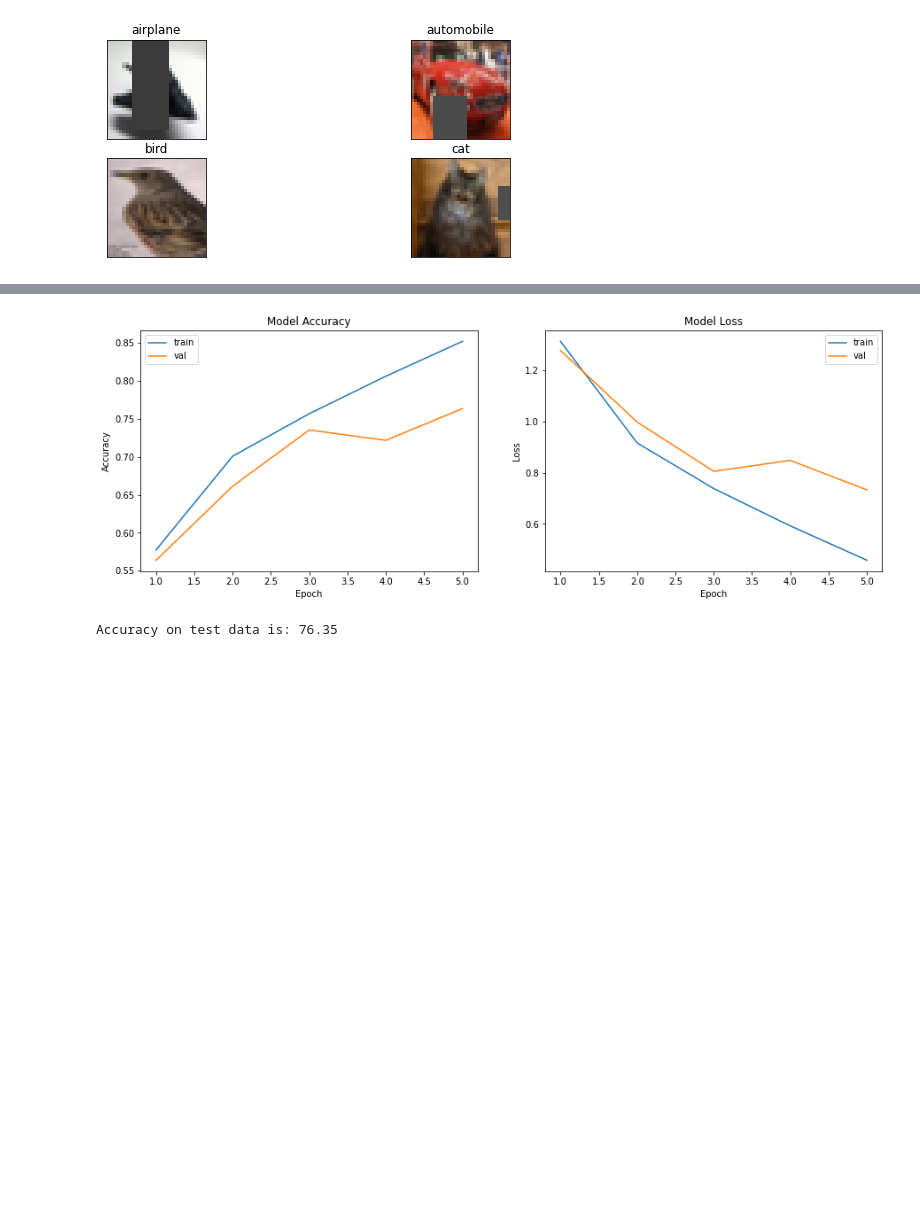
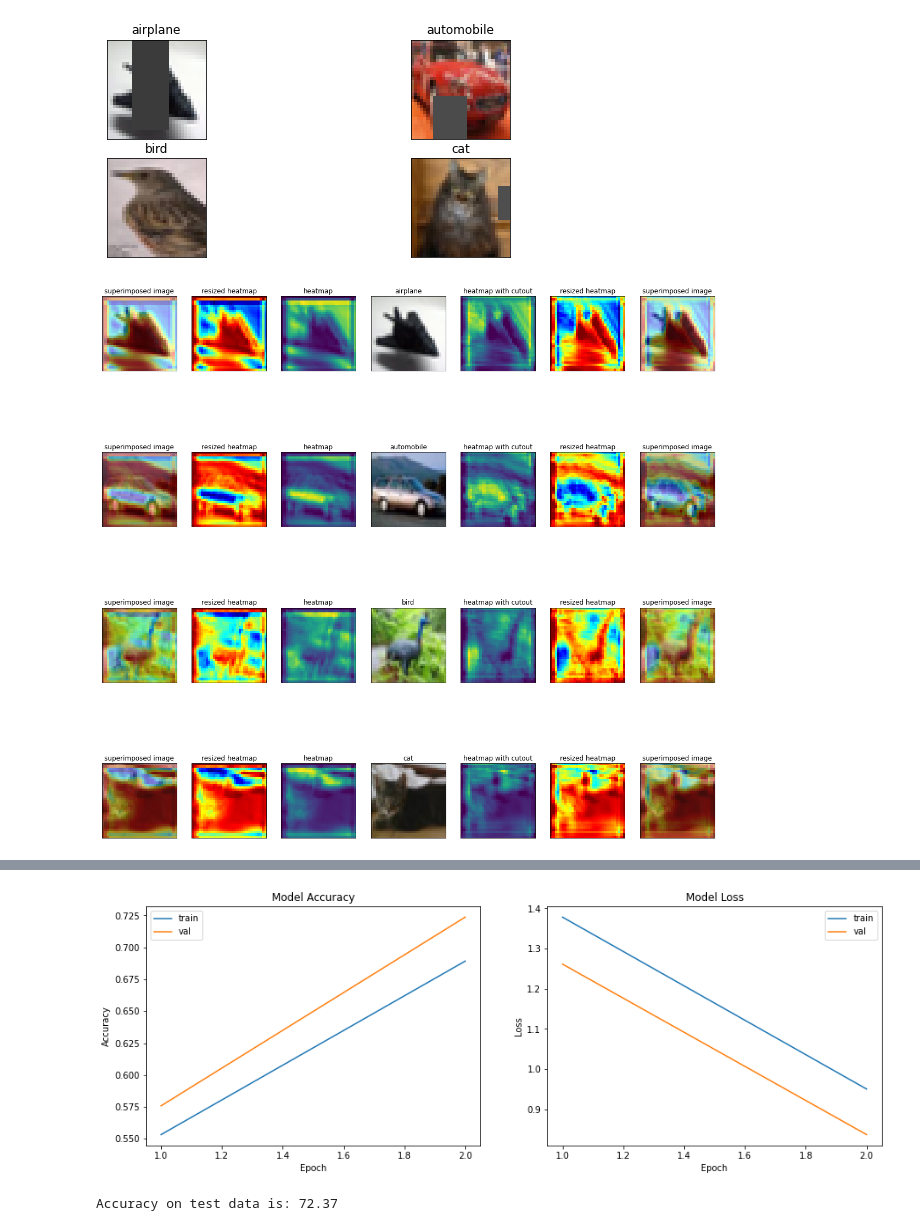
Before and after one commit to nishvit/DNN, a Jupyter notebook: Session_7_.ipynb, the cells around one changed output, grey strips where cells are left out. Saved outputs shown, nothing was run; the diff lists cells and outputs as text; code cells hidden in the pictures; blank space fills up the shorter version.

```diff
--- a/Session_7_.ipynb
+++ b/Session_7_.ipynb
@@ -246,21 +262,3 @@ plt.show()
 # %% [output]
 [figure]
 [figure]
-# %%
-  def generate_heat_map (img, model, name):
-    x = img.astype('float32')/255
-    preds = model.predict(x)
-    class_idx = np.argmax(preds[0])
-    class_output = model.output[:, class_idx]
-    last_conv_layer = model.get_layer(name)
-
-    grads = K.gradients(class_output, last_conv_layer.output)[0]
-    pooled_grads = K.mean(grads, axis=(0, 1, 2))
-    iterate = K.function([model.input], [pooled_grads, last_conv_layer.output[0]])
-    pooled_grads_value, conv_layer_output_value = iterate([x])
-    for i in range(192):
-      conv_layer_output_value[:, :, i] *= pooled_grads_value[i]
-      heatmap = np.mean(conv_layer_output_value, axis=-1)
-      heatmap = np.maximum(heatmap, 0)
-      heatmap /= np.max(heatmap)
-    return heatmap
@@ -267,21 +333,22 @@ plt.show()
 # %%
 from keras.preprocessing.image import ImageDataGenerator
 
 datagen = ImageDataGenerator(zoom_range=0.0,
                              horizontal_flip=False)
 
-
+heat_map (for_heatmap_plot, model, 'conv2d', model, 'conv2d_1')
 # train the model
 start = time.time()
 # Train the model
 model_info = model.fit(datagen.flow(train_features, train_labels, batch_size = 32),
-                                 steps_per_epoch = None, epochs = 5,
+                                 steps_per_epoch = None, epochs = 2,
                                  validation_data = (test_features, test_labels), verbose=1)
 end = time.time()
 print ("Model took %0.2f seconds to train"%(end - start))
 # plot model history
 plot_model_history(model_info)
 # compute test accuracy
 
 print ("Accuracy on test data is: %0.2f"%accuracy(test_features, test_labels, model))
 # %% [output]
+[figure, new version]
@@ -299,5 +360,5 @@ Model took 131.13 seconds to train
-[figure, old version]
+[figure, added]
-Accuracy on test data is: 76.35
+Accuracy on test data is: 72.37
 # %%
 from keras.preprocessing.image import ImageDataGenerator
 
```
Also changed, not shown: parts of 4 cells of this notebook.
